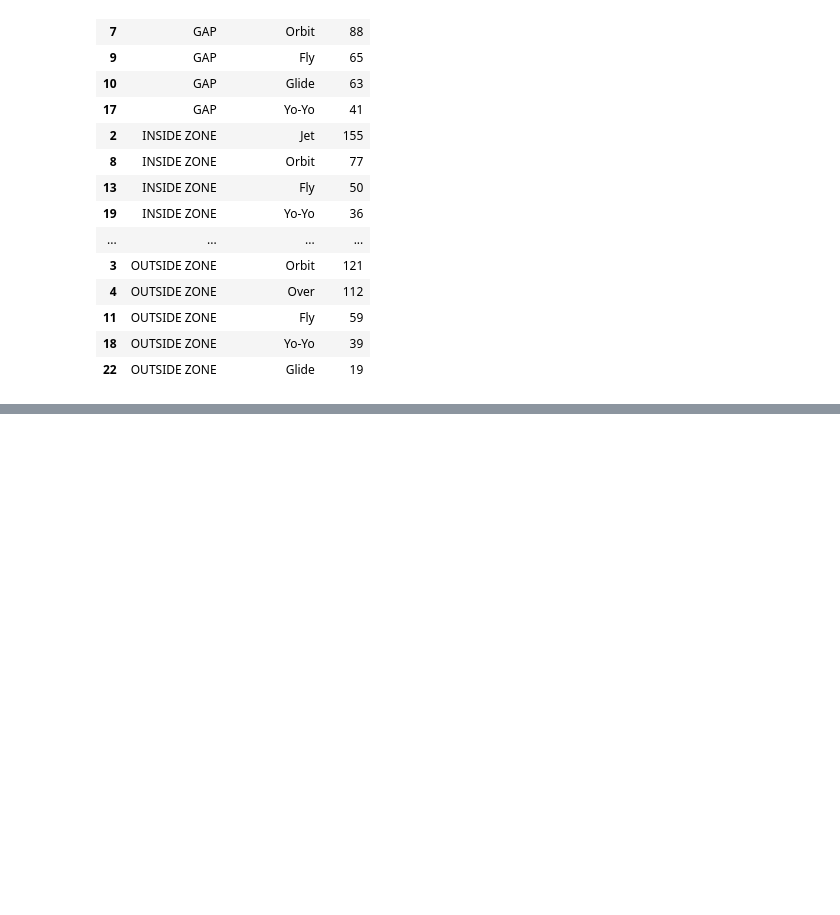
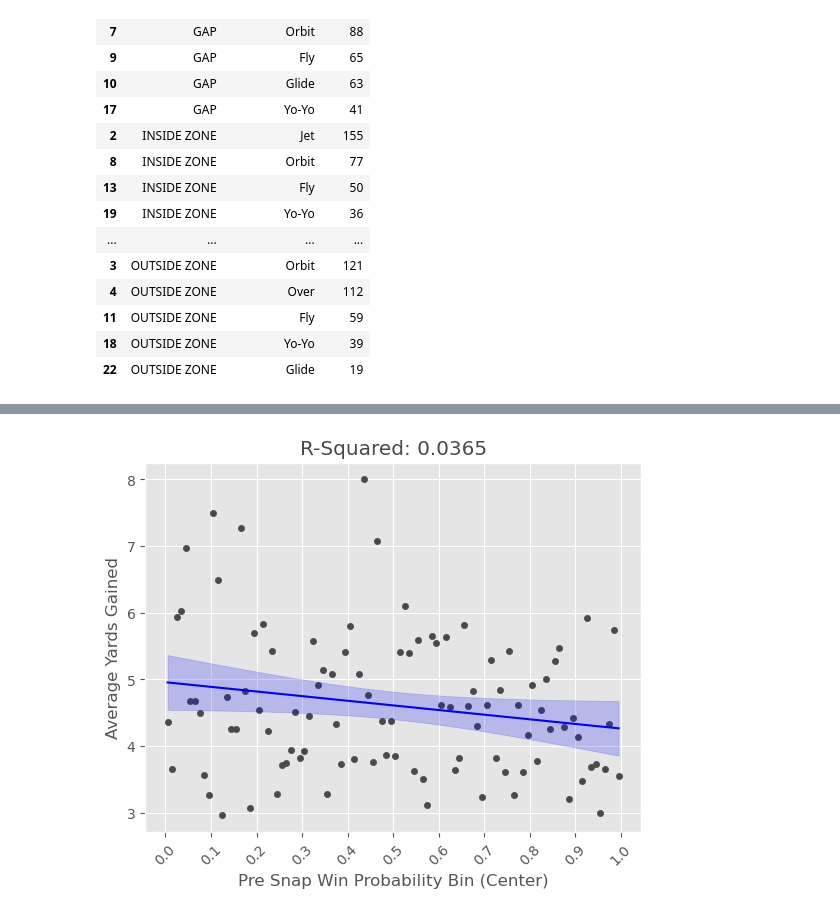
Before and after one commit to lneuendorf/nfl-big-data-bowl-2025, a Jupyter notebook: notebooks/06_run_play_epa_model.ipynb, the cells around one changed output, grey strips where cells are left out. Drawn from its saved outputs; the diff is of its cells as text; code cells hidden in the pictures; blank space fills up the shorter version.

Commit message:
eda of model features

```diff
--- a/notebooks/06_run_play_epa_model.ipynb
+++ b/notebooks/06_run_play_epa_model.ipynb
@@ -88,7 +107,6 @@ df = df.merge(df_play, on='game_play_id', how='left')
 # Drop "DRAW" plays as they dont fall into Zone, Gap, or Man concepts
 df = df.query('run_concept != "DRAW"').reset_index(drop=True)
 
-df['motion_present'] = np.where(df.motion_group.isna(), 0, 1)
 df.query('motion_present == 1').value_counts('run_concept')
 # %% [output]
 run_concept
@@ -170,0 +201,11 @@ df = df.query('motion_group not in ["Shuffle", "In"]').reset_index(drop=True)
+# %%
+cols = ['game_play_id', 'run_concept', 'play_dir_location',
+       'motion_had_rush_attempt', 'pre_snap_motion_dist_traveled',
+       'motion_group', 'motion_present',
+       'motion_towards_playside', 'down', 'yards_to_go',
+       'absolute_yardline_number',
+       'offense_formation', 'defenders_in_box',
+       'pre_snap_score_diff','pre_snap_wp',
+       'yards_gained'] #'expected_points_added']
+
+df = df[cols]
@@ -170,0 +221,58 @@ df = df.query('motion_group not in ["Shuffle", "In"]').reset_index(drop=True)
+# %%
+# Bin the win probability by 0.01
+df['wp_bin'] = pd.cut(df['pre_snap_wp'], bins=np.arange(0, 1.01, 0.01), include_lowest=True)
+
+# Calculate the average yards gained for each bin
+wp_bin_avg = df.groupby('wp_bin').agg({'yards_gained': 'mean'}).reset_index()
+wp_bin_avg['bin_center'] = np.arange(0.005, 1.005, 0.01)  # Center of each bin
+
+# Linear regression for best fit line using statsmodels
+X = sm.add_constant(wp_bin_avg['bin_center'])  # Add constant for intercept
+ols_model = sm.OLS(wp_bin_avg['yards_gained'], X)
+est = ols_model.fit()
+
+# Generate predictions and confidence intervals
+pred = est.get_prediction(X).summary_frame()
+
+# Plotting
+plt.style.use('ggplot')
+fig, ax = plt.subplots()
+
+# Scatter plot for average yards gained per bin
+ax.scatter(
+    wp_bin_avg['bin_center'],
+    wp_bin_avg['yards_gained'],
+    marker='o',
+    color='#474a4d',
+    s=20,
+    label='Binned Average'
+)
+
+# Best fit line
+y_pred = est.predict(X)
+ax.plot(
+    wp_bin_avg['bin_center'],
+    y_pred,
+    color='blue',
+    label='Best Fit Line'
+)
+
+# Shaded confidence interval
+ax.fill_between(
+    wp_bin_avg['bin_center'],
+    pred['mean_ci_lower'],
+    pred['mean_ci_upper'],
+    color='blue',
+    alpha=0.2,
+    label='95% CI'
+)
+
+# Plot customization
+plt.xlabel('Pre Snap Win Probability Bin (Center)')
+plt.ylabel('Average Yards Gained')
+plt.title(f'R-Squared: {est.rsquared:.4f}', color='#474a4d')
+plt.xticks(ticks=np.arange(0, 1.05, 0.1), rotation=45)
+plt.grid(True)
+plt.gca().set_axisbelow(True)
+# %% [output]
+[figure, added]
```
Also changed, not shown: parts of 29 cells of this notebook, 1 other file.
